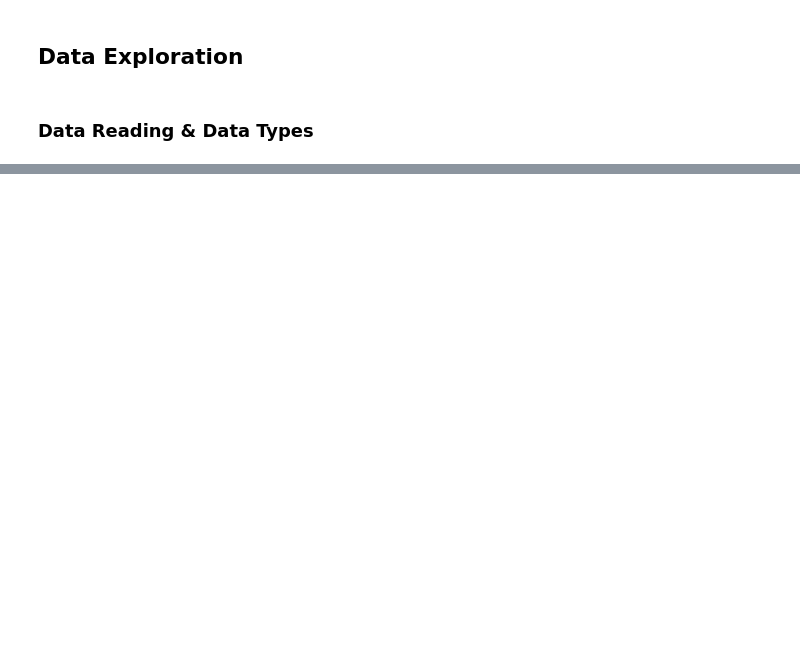
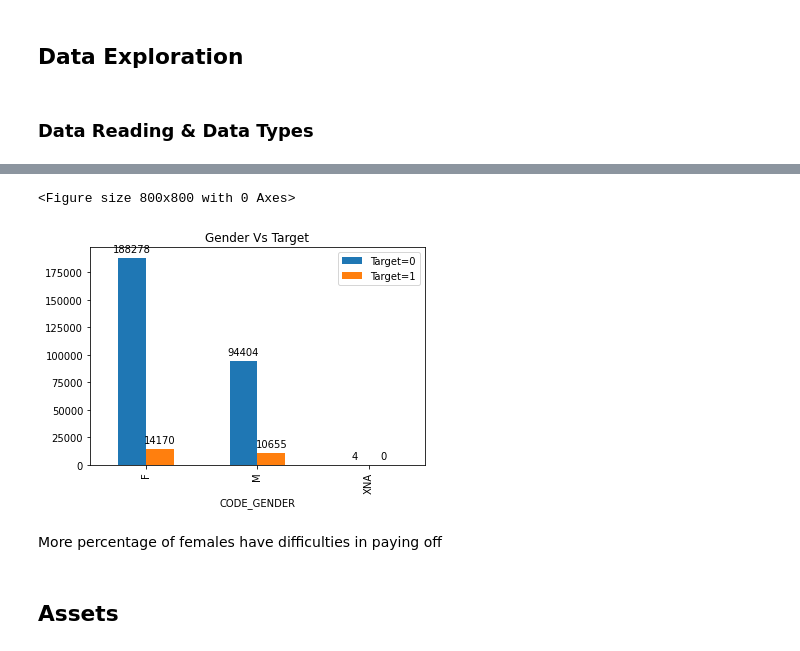
Before and after one commit to sreedevigattu/crediteda, a Jupyter notebook: CreditEDA.ipynb, the cells around one changed output, grey strips where cells are left out. Cells and saved outputs as stored; diff of their text form; code cells hidden in the pictures; blank space fills up the shorter version.

```diff
--- a/CreditEDA.ipynb
+++ b/CreditEDA.ipynb
@@ -22,6 +82,19 @@ def getNumCategoricalValues(df, ncat_columns):
             print(f"{col:26} : [{count_values:4}] --> {sorted(df[col].unique().tolist()[:10])}...{sorted(df[col].unique().tolist()[-10:])}")
         else:
             print(f"{col:26} : [{count_values:4}] --> {sorted(df[col].unique().tolist())}")
+# %%
+def plotBar(df, title, w=10, h=10):
+    plt.figure(figsize=(w, h), dpi=80)
+    ax = df.plot.bar()
+    # Annotate
+    for p in ax.patches:
+        ax.annotate(format(p.get_height(), '.0f'),
+                    (p.get_x() + p.get_width() / 2., p.get_height()),
+                    ha = 'center', va = 'center',
+                    xytext = (0, 9),
+                    textcoords = 'offset points')
+    ax.set_title(title)
+    plt.show()
 # %% [markdown]
 ## Data Exploration
 # %% [markdown]
@@ -240,0 +204,10 @@ prev_app_df[curr_app_df.columns.difference(['SK_ID_PREV','SK_ID_CURR','NFLAG_INS
+# %%
+def groupByAndCount(df, col, skipPercent=True):
+    total_rows = df.shape[0]
+    df_ = df.groupby(by=col).agg({col:"count"})
+    df_.rename(columns={col:'Count'}, inplace=True)
+    df_.reset_index(inplace=True)
+    df_.sort_values(by='Count', ascending=False, inplace=True)
+    if not skipPercent:
+        df_['%'] = round((df_['Count']/total_rows)*100,2)
+    return df_
@@ -240,0 +528,15 @@ prev_app_df[curr_app_df.columns.difference(['SK_ID_PREV','SK_ID_CURR','NFLAG_INS
+# %%
+df_ca_1 = df_ca[df_ca['TARGET']==1][['CODE_GENDER','TARGET']]; print(df_ca_1.shape[0])
+df_ca_1 = groupByAndCount(df_ca_1, 'CODE_GENDER')
+df_ca_1.rename(columns={'Count':'Target=1'},inplace=True)
+print(df_ca_1)
+
+df_ca_0 = df_ca[df_ca['TARGET']==0][['CODE_GENDER','TARGET']]; print(df_ca_0.shape[0])
+df_ca_0 = groupByAndCount(df_ca_0, 'CODE_GENDER')
+df_ca_0.rename(columns={'Count':'Target=0'},inplace=True)
+print(df_ca_0)
+
+
+df_ca_gender = df_ca_0.merge(df_ca_1, how='left',on='CODE_GENDER')
+df_ca_gender.set_index('CODE_GENDER', inplace=True)
+df_ca_gender
@@ -240,0 +558,9 @@ prev_app_df[curr_app_df.columns.difference(['SK_ID_PREV','SK_ID_CURR','NFLAG_INS
+# %%
+plotBar(df_ca_gender, "Gender Vs Target")
+# %% [output]
+<Figure size 800x800 with 0 Axes>
+[figure, added]
+# %% [markdown]
+More percentage of females have difficulties in paying off
+# %% [markdown]
+## Assets
```
Also changed, not shown: parts of 120 cells of this notebook.
